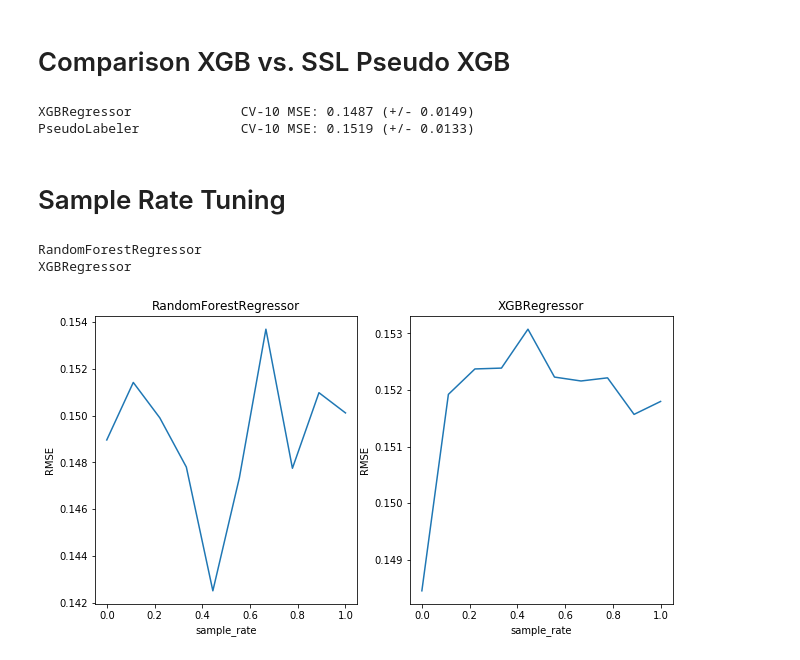
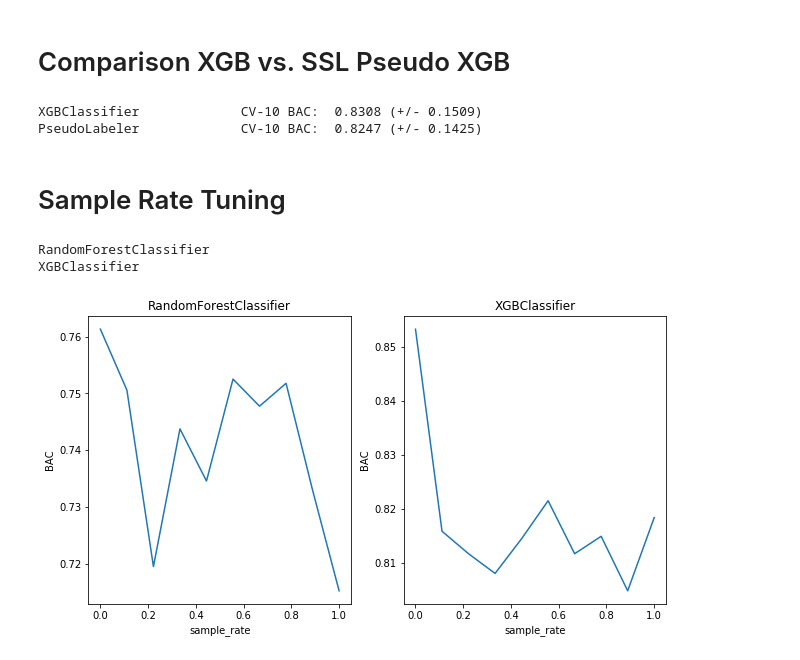
Before and after one commit to anhmt90/data-mining-cup, a Jupyter notebook: models/SSL.ipynb, the cells around one changed output. Cells and saved outputs as stored; diff of their text form; code cells hidden in the pictures.

Commit message:
Fixed SSL Classif & BAC

```diff
--- a/models/SSL.ipynb
+++ b/models/SSL.ipynb
@@ -165,7 +165,7 @@ class PseudoLabeler(BaseEstimator, RegressorMixin):
         return self.model.__class__.__name__
 # %%
 model = PseudoLabeler(
-    XGBRegressor(nthread=1),
+    XGBClassifier(nthread=1),
     test,
     features,
     target,
@@ -174,7 +174,7 @@ model = PseudoLabeler(
 
 model.fit(x_train, y_train)
 pred = model.predict(x_holdout)
-cross_val_score(model, x_train, y_train, cv=num_folds, scoring='neg_mean_squared_error', n_jobs=8)
+cross_val_score(model, x_train, y_train, cv=num_folds, scoring='balanced_accuracy', n_jobs=8)
 
 sub = pd.DataFrame(data = pred, columns=['fraud'])
 sub.to_csv('pseudo-labelling.csv', index='False')
@@ -182,9 +182,9 @@ sub.to_csv('pseudo-labelling.csv', index='False')
 # Comparison XGB vs. SSL Pseudo XGB
 # %%
 model_factory = [
- XGBRegressor(nthread=1),
+ XGBClassifier(nthread=1),
  PseudoLabeler(
- XGBRegressor(nthread=1),
+ XGBClassifier(nthread=1),
  test,
  features,
  target,
@@ -196,17 +196,17 @@ for model in model_factory:
     model.seed = 42
     num_folds = 10
 
-    scores = cross_val_score(model, x_train, y_train, cv=num_folds, scoring='neg_mean_squared_error', n_jobs=8)
-    score_description = "MSE: %0.4f (+/- %0.4f)" % (np.sqrt(scores.mean()*-1), scores.std() * 2)
+    scores = cross_val_score(model, x_train, y_train, cv=num_folds, scoring='balanced_accuracy', n_jobs=8)
+    score_description = " %0.4f (+/- %0.4f)" % (scores.mean(), scores.std() * 2)
 
-    print('{model:25} CV-{num_folds} {score_cv}'.format(
+    print('{model:25} CV-{num_folds} BAC: {score_cv}'.format(
         model=model.__class__.__name__,
         num_folds=num_folds,
         score_cv=score_description
-     ))
+    ))
 # %% [output]
-XGBRegressor              CV-10 MSE: 0.1487 (+/- 0.0149)
-PseudoLabeler             CV-10 MSE: 0.1519 (+/- 0.0133)
+XGBClassifier             CV-10 BAC:  0.8308 (+/- 0.1509)
+PseudoLabeler             CV-10 BAC:  0.8247 (+/- 0.1425)
 # %% [markdown]
 # Sample Rate Tuning
 # %%
@@ -217,8 +217,8 @@ def pseudo_label_wrapper(model):
 
 # List of all models to test
 model_factory = [
-    RandomForestRegressor(n_jobs=1),
-    XGBRegressor(nthread=1),
+    RandomForestClassifier(n_jobs=1),
+    XGBClassifier(nthread=1),
 ]
 
 # Apply the PseudoLabeler class to each model
@@ -226,7 +226,7 @@ model_factory = map(pseudo_label_wrapper, model_factory)
 
 # Train each model with different sample rates
 results = {}
-num_folds = 5
+num_folds = 10
 
 for model in model_factory:
     model_name = model.get_model_name()
@@ -237,25 +237,25 @@ for model in model_factory:
         model.sample_rate = sample_rate
 
         # Calculate the CV-3 R2 score and store it
-        scores = cross_val_score(model, x_train, y_train, cv=num_folds, scoring='neg_mean_squared_error', n_jobs=8)
-        results[model_name].append(np.sqrt(scores.mean()*-1))
+        scores = cross_val_score(model, x_train, y_train, cv=num_folds, scoring='balanced_accuracy', n_jobs=8)
+        results[model_name].append(scores.mean())
 # %% [output]
-RandomForestRegressor
-XGBRegressor
+RandomForestClassifier
+XGBClassifier
 # %%
 plt.figure(figsize=(16, 18))
 
 i = 1
 for model_name, performance in results.items():
     plt.subplot(3, 3, i)
     i += 1
 
     plt.plot(sample_rates, performance)
     plt.title(model_name)
     plt.xlabel('sample_rate')
-    plt.ylabel('RMSE')
+    plt.ylabel('BAC')
 
 
 plt.show()
 # %% [output]
-[figure, old version]
+[figure, new version]
```
Also changed, not shown: parts of 1 cell of this notebook.
